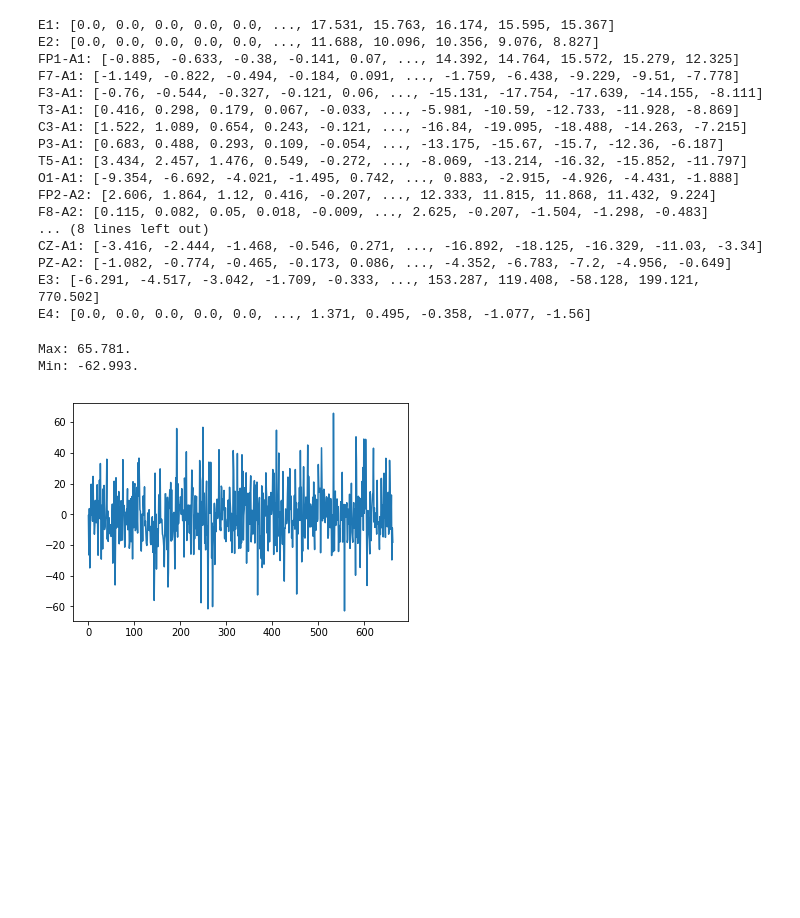
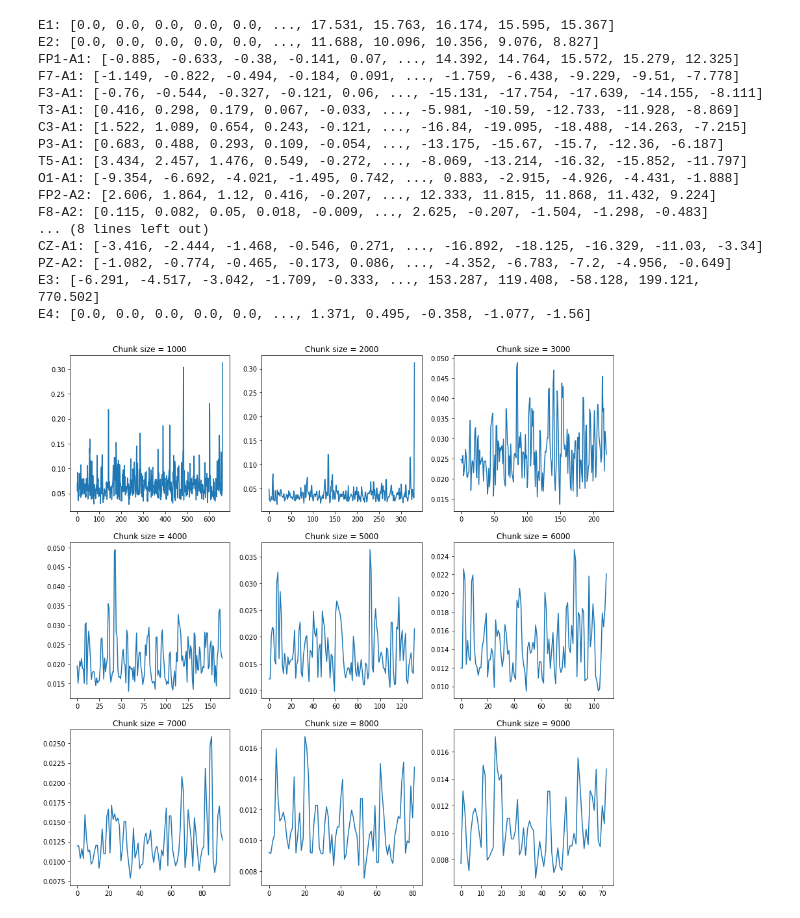
Before and after one commit to elunichkin/MasterThesis, a Jupyter notebook: thesis-code.ipynb, the cells around one changed output. Saved outputs shown, nothing was run; the diff lists cells and outputs as text; code cells hidden in the pictures; blank space fills up the shorter version.

Commit message:
Code v.0.2: Added cdf calculating, rho plotting for 1 variable

```diff
--- a/thesis-code.ipynb
+++ b/thesis-code.ipynb
@@ -1,15 +1,13 @@
 # %%
 import csv
 import pandas as pd
+import numpy as np
+import scipy.stats
+import matplotlib.pyplot as plt
 from IPython.display import display
+%matplotlib inline
 
 with open('AC p1d0,8ed.csv', newline='') as csvfile:
     csvreader = csv.reader(csvfile, delimiter='	')
-    raw_data = []
-
-    for row in csvreader:
-        raw_data.append(row)
-
+    raw_data = [row for row in csvreader]
     headers = raw_data.pop(0)
-    df = pd.DataFrame(data=raw_data, columns=headers)
-    display(df.head(10))
@@ -30,7 +33,7 @@ with open('AC p1d0,8ed.csv', newline='') as csvfile:
 data = {}
 
 for i in range(len(headers)):
-    data[headers[i]] = [float(x[i]) for x in raw_data]
+    data[headers[i]] = np.array([float(x[i]) for x in raw_data])
 
 for k, v in data.items():
     print('{0}: [{1}, ..., {2}]'.format(k, ', '.join([str(x) for x in v[:5]]), ', '.join([str(x) for x in v[-5:]])))
@@ -52,17 +55,28 @@ CZ-A1: [-3.416, -2.444, -1.468, -0.546, 0.271, ..., -16.892, -18.125, -16.329, -
 PZ-A2: [-1.082, -0.774, -0.465, -0.173, 0.086, ..., -4.352, -6.783, -7.2, -4.956, -0.649]
 E3: [-6.291, -4.517, -3.042, -1.709, -0.333, ..., 153.287, 119.408, -58.128, 199.121, 770.502]
 E4: [0.0, 0.0, 0.0, 0.0, 0.0, ..., 1.371, 0.495, -0.358, -1.077, -1.56]
-# %%
-import matplotlib.pyplot as plt
-import numpy as np
-%matplotlib inline
-
-plt_data = data['FP1-A1'][::1000]
-print('Max: {0}.'.format(max(plt_data)))
-print('Min: {0}.'.format(min(plt_data)))
-plt.plot(plt_data)
-plt.show()
-# %% [output]
-Max: 65.781.
-Min: -62.993.
-[figure, removed]
+# %%
+l = data['FP1-A1']
+chunk_sizes = list(range(1000, 9001, 1000))
+plt.rcParams['figure.figsize'] = [15, 15]
+
+for n in chunk_sizes:
+    chunks = (l[i:i+n] for i in range(0, len(l), n))
+    cdfs = [dict(zip(sorted(c), scipy.stats.norm.cdf(sorted(c)))) for c in chunks]
+    rho = np.empty(len(cdfs) - 1, dtype=float)
+    for i in range(len(cdfs) - 1):
+        fv, sv, ans = 0, 0, 0
+        for value in sorted(set(cdfs[i]) | set(cdfs[i+1])):
+            if value in cdfs[i]:
+                fv = cdfs[i][value]
+            if value in cdfs[i+1]:
+                sv = cdfs[i+1][value]
+            ans = max(ans, abs(fv - sv))
+        rho[i] = ans
+    plt.subplot(len(chunk_sizes) // 3, 3, chunk_sizes.index(n) + 1)
+    plt.title('Chunk size = {0}'.format(n))
+    plt.plot(rho)
+
+plt.show()
+# %% [output]
+[figure, added]
```
Also changed, not shown: parts of 2 cells of this notebook.
